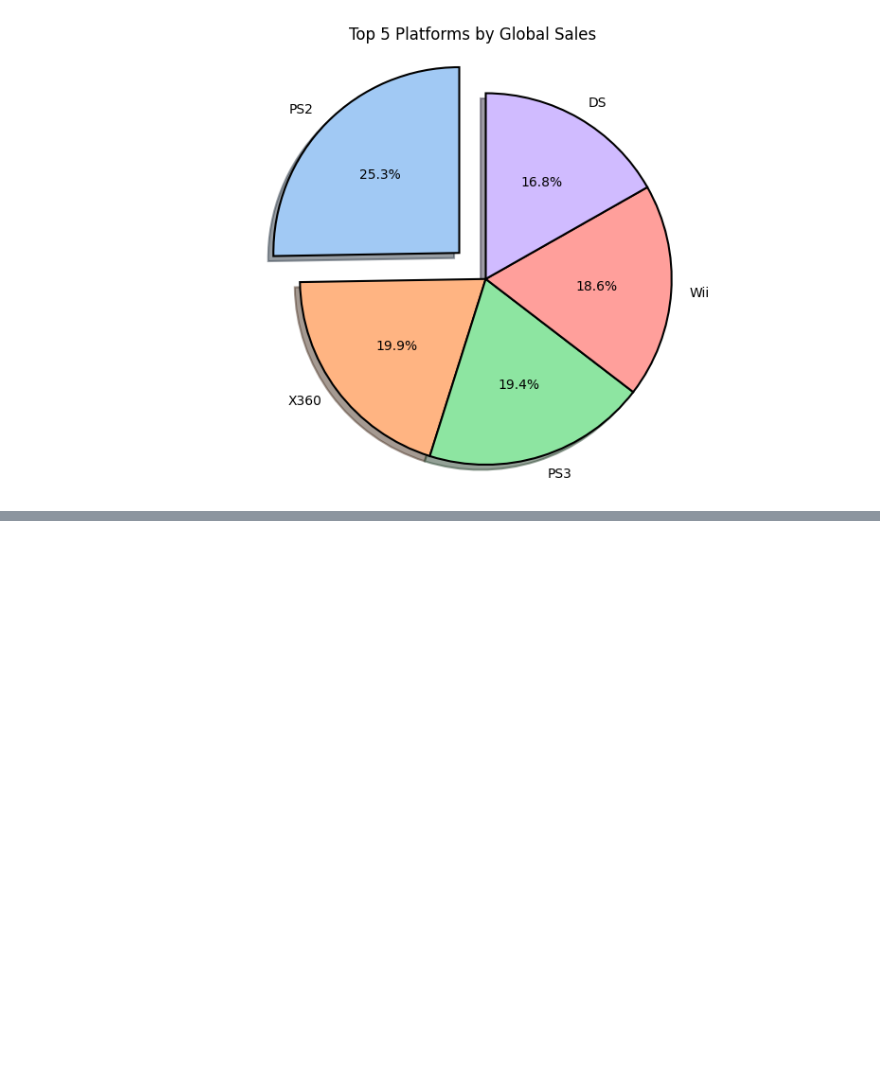
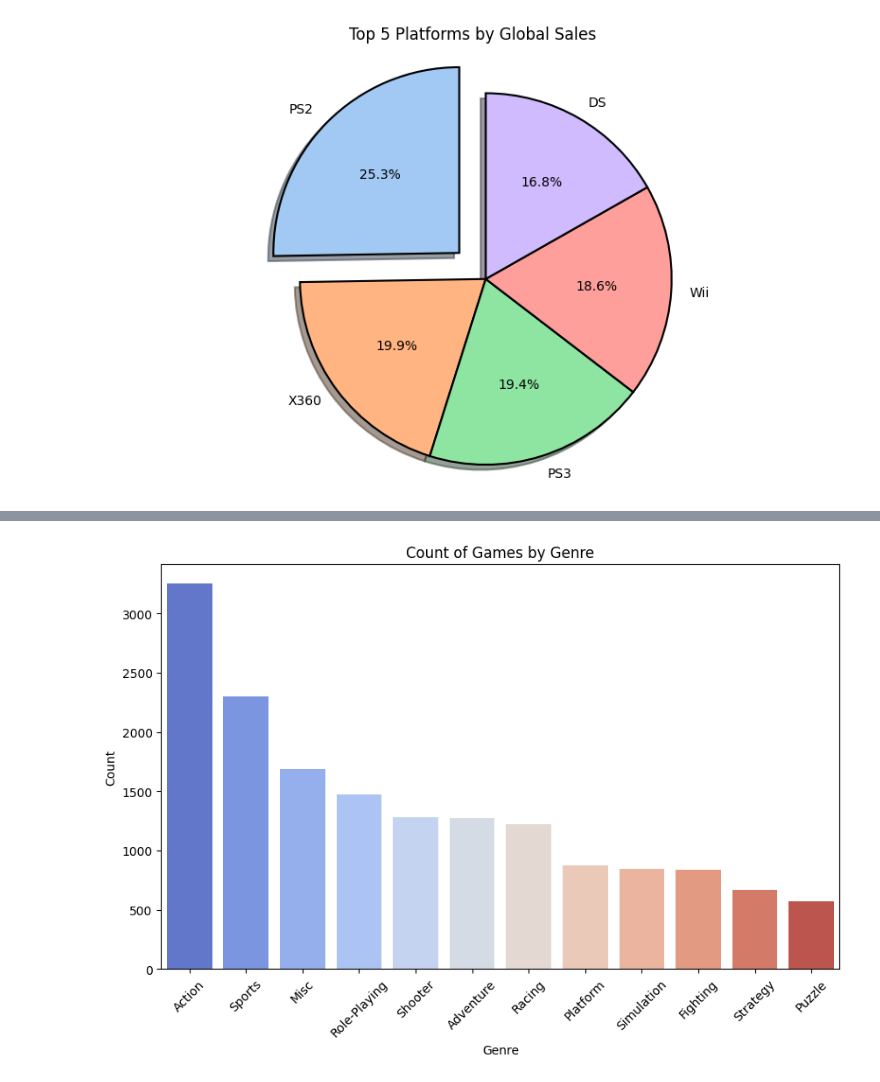
Before and after one commit to MahdiarKhodabakhshi/Video-Game-Sales-Prediction, a Jupyter notebook: data_understanding.ipynb, the cells around one changed output, grey strips where cells are left out. Saved outputs shown, nothing was run; the diff lists cells and outputs as text; code cells hidden in the pictures; blank space fills up the shorter version.

```diff
--- a/data_understanding.ipynb
+++ b/data_understanding.ipynb
@@ -205,0 +221,10 @@ plt.show()
+# %%
+plt.figure(figsize=(10, 6))
+sns.countplot(data=df, x = 'Genre', order=df['Genre'].value_counts().index, palette = 'coolwarm')
+plt.title('Count of Games by Genre')
+plt.xlabel('Genre')
+plt.ylabel('Count')
+plt.xticks(rotation = 45)
+plt.show()
+# %% [output]
+[figure, added]
```
Also changed, not shown: parts of 8 cells of this notebook.
